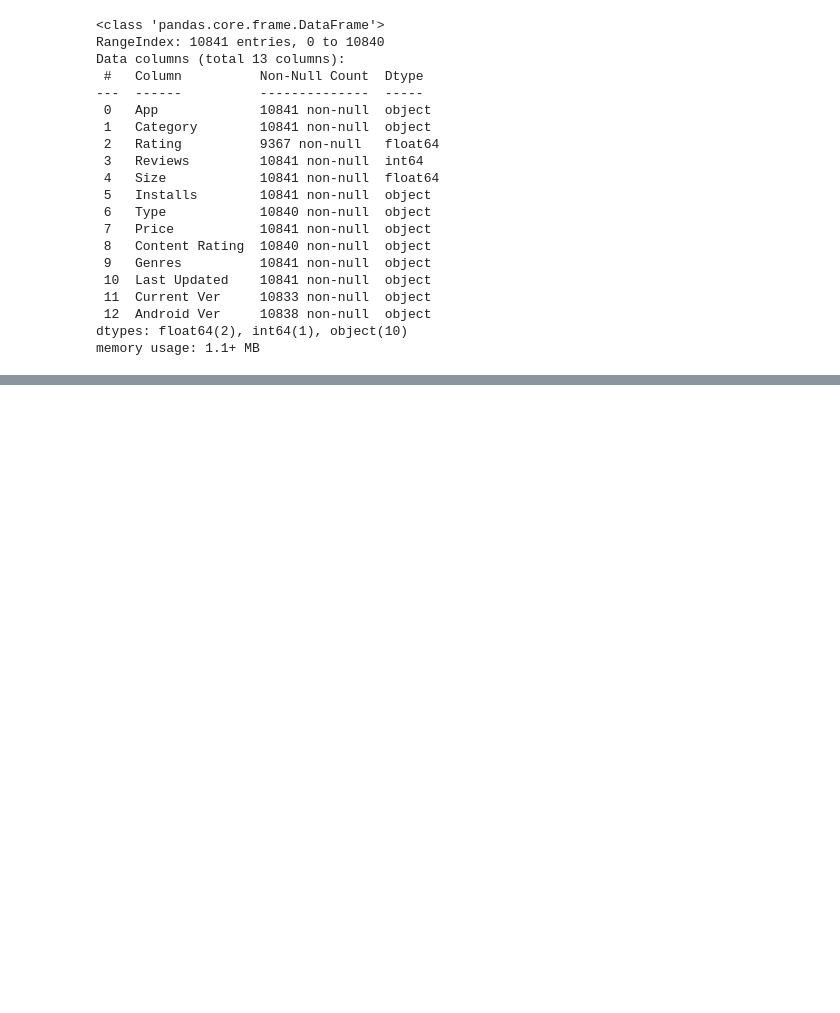
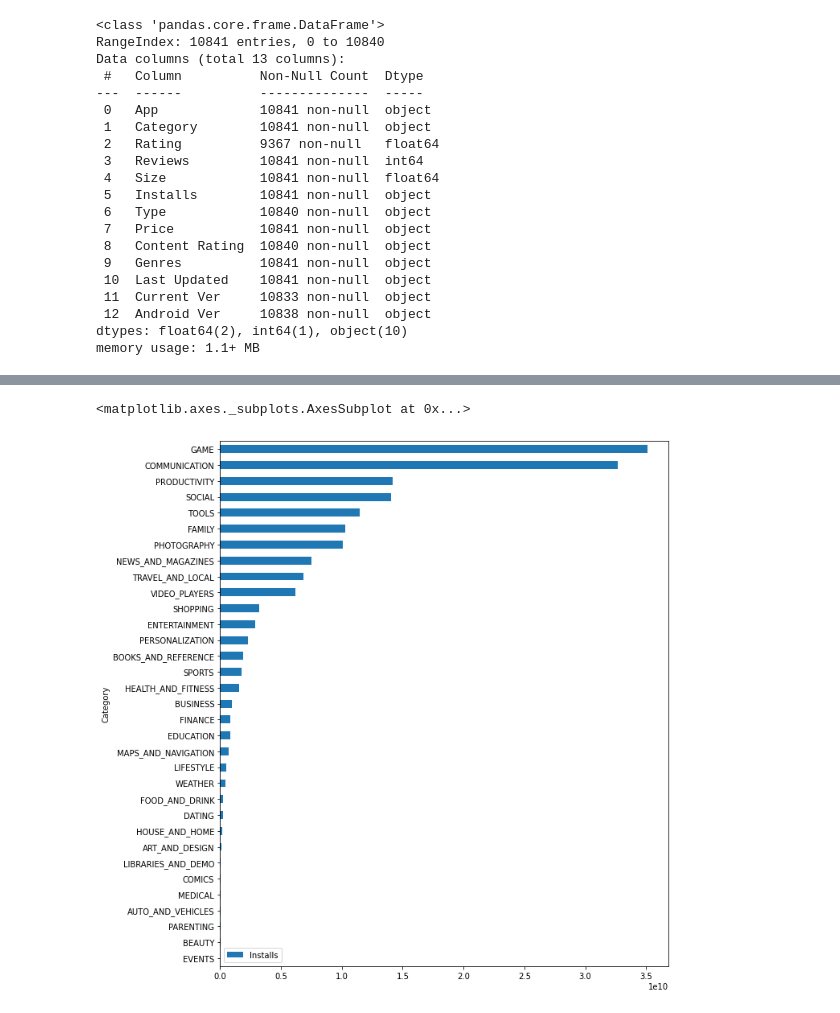
Before and after one commit to BharatSingla12/Play-Store-App-Review-Analysis-EDA-, a Jupyter notebook: Play_Store_App_Review_Analysis_Capstone_Project.ipynb, the cells around one changed output, grey strips where cells are left out. Drawn from its saved outputs; the diff is of its cells as text; code cells hidden in the pictures; blank space fills up the shorter version.

```diff
--- a/Play_Store_App_Review_Analysis_Capstone_Project.ipynb
+++ b/Play_Store_App_Review_Analysis_Capstone_Project.ipynb
@@ -402,0 +515,5 @@ df
+# %%
+df[['Installs', 'Category']].groupby('Category', as_index=False).sum().sort_values(by='Installs', ascending=True).plot(y = 'Installs', x = 'Category', kind = 'barh', figsize  = (10,12))
+# %% [output]
+<matplotlib.axes._subplots.AxesSubplot at 0x...>
+[figure, added]
```
Also changed, not shown: parts of 26 cells of this notebook.
